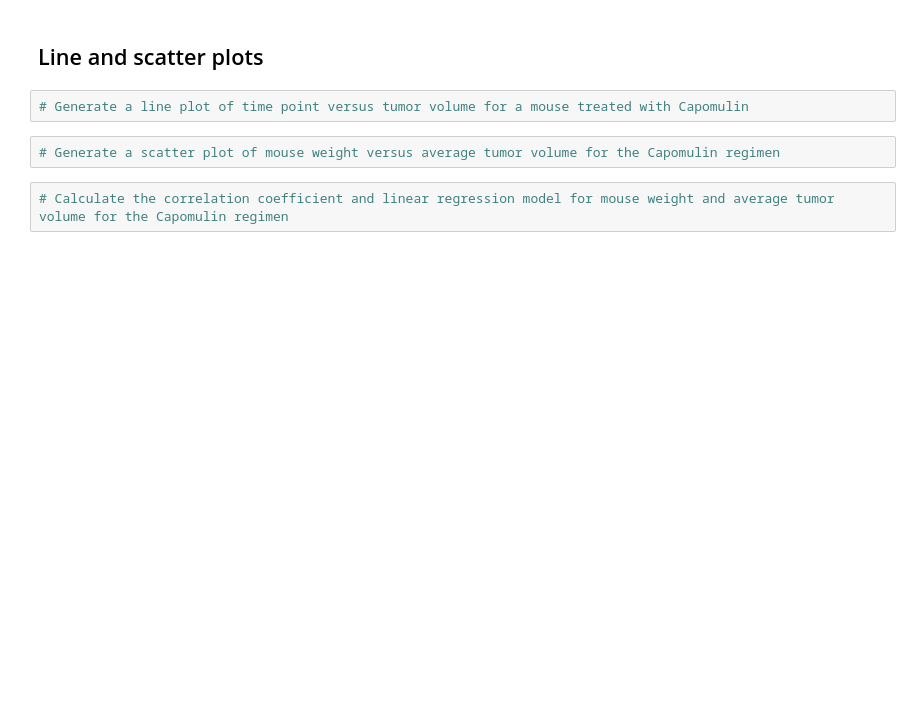
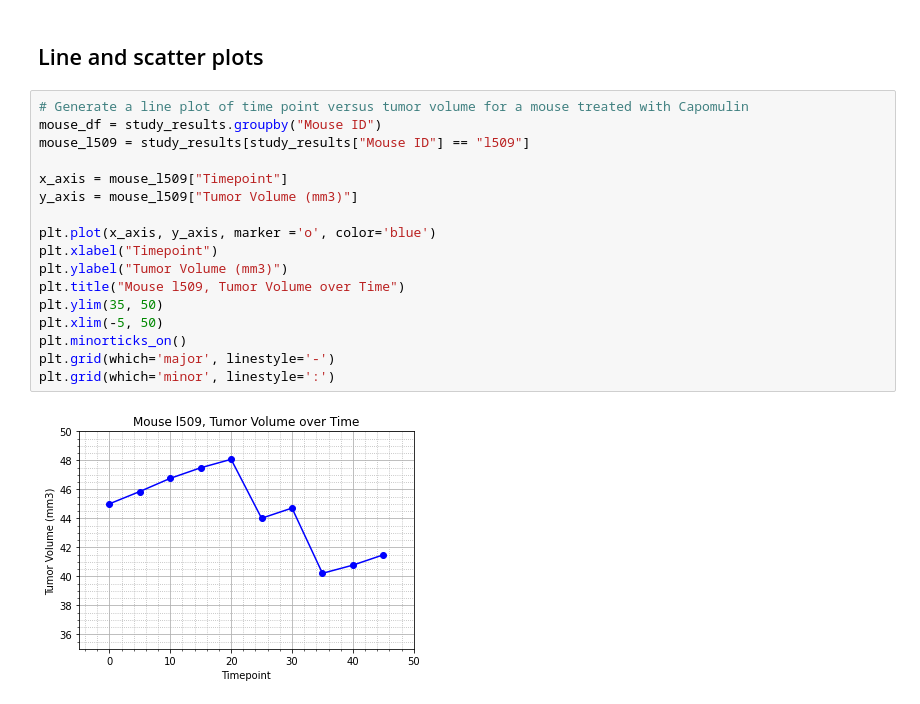
Before and after one commit to msadowski20/matplotlib-challenge, a Jupyter notebook: Pymaceuticals/pymaceuticals.ipynb, the cells around one changed output. Drawn from its saved outputs; the diff is of its cells as text; blank space fills up the shorter version.

```diff
--- a/Pymaceuticals/pymaceuticals.ipynb
+++ b/Pymaceuticals/pymaceuticals.ipynb
@@ -141,8 +202,21 @@ KeyError: 'Tumor Volume (mm3)'
 # %% [markdown]
 ## Line and scatter plots
-# %%
-# Generate a line plot of time point versus tumor volume for a mouse treated with Capomulin
-# %%
-# Generate a scatter plot of mouse weight versus average tumor volume for the Capomulin regimen
-# %%
-# Calculate the correlation coefficient and linear regression model for mouse weight and average tumor volume for the Capomulin regimen
+# %%
+# Generate a line plot of time point versus tumor volume for a mouse treated with Capomulin
+mouse_df = study_results.groupby("Mouse ID")
+mouse_l509 = study_results[study_results["Mouse ID"] == "l509"]
+
+x_axis = mouse_l509["Timepoint"]
+y_axis = mouse_l509["Tumor Volume (mm3)"]
+
+plt.plot(x_axis, y_axis, marker ='o', color='blue')
+plt.xlabel("Timepoint")
+plt.ylabel("Tumor Volume (mm3)")
+plt.title("Mouse l509, Tumor Volume over Time")
+plt.ylim(35, 50)
+plt.xlim(-5, 50)
+plt.minorticks_on()
+plt.grid(which='major', linestyle='-')
+plt.grid(which='minor', linestyle=':')
+# %% [output]
+[figure, added]
```
Also changed, not shown: parts of 9 cells of this notebook.
